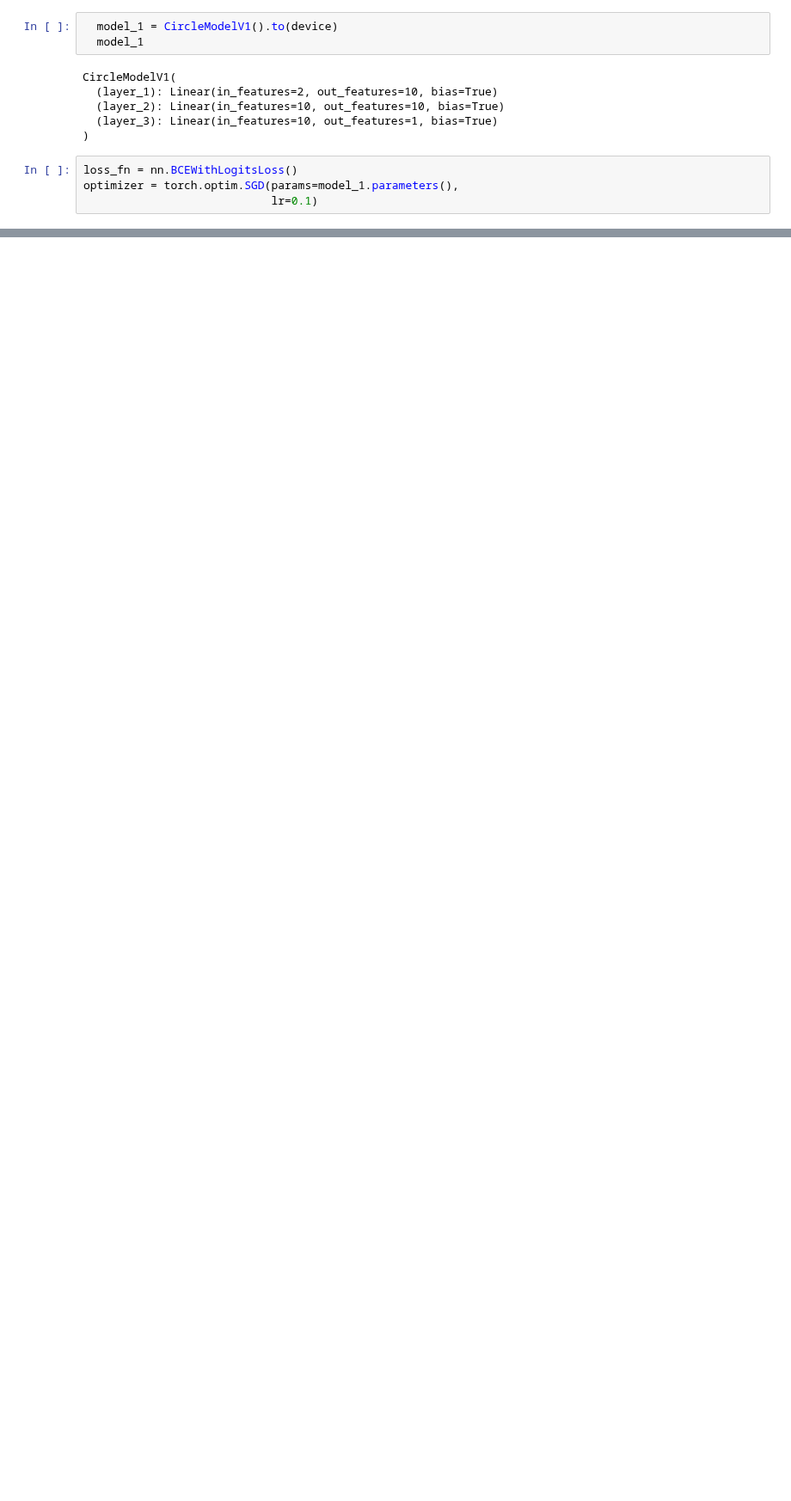
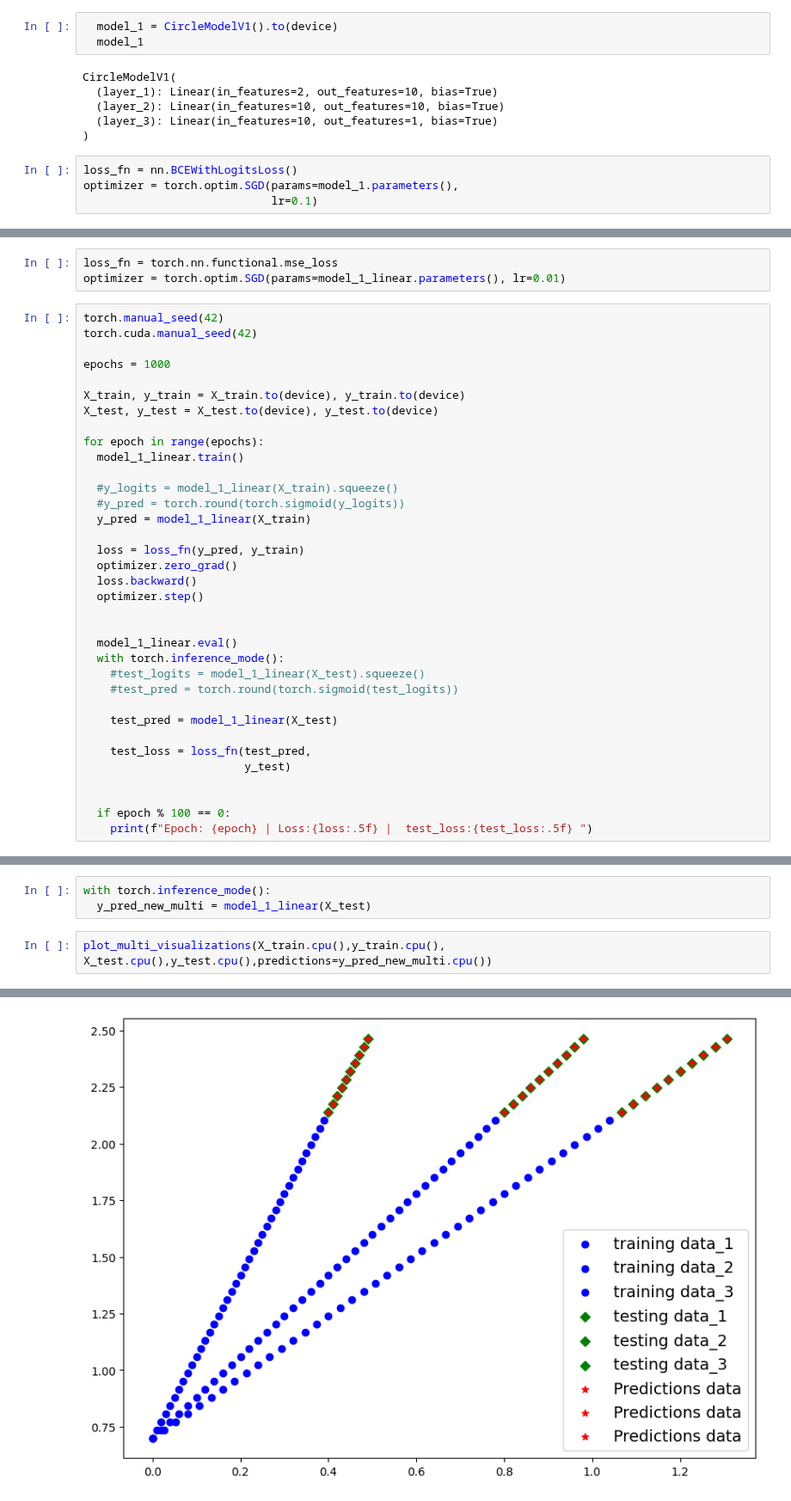
Before and after one commit to raviakasapu/DeepLearningPyTorch, a Jupyter notebook: 02_PyTorch_Classification_Neural_Networks.ipynb, the cells around one changed output, grey strips where cells are left out. Shown at 86% size. Cells and saved outputs as stored; diff of their text form; blank space fills up the shorter version.

```diff
--- a/02_PyTorch_Classification_Neural_Networks.ipynb
+++ b/02_PyTorch_Classification_Neural_Networks.ipynb
@@ -386,0 +474,38 @@ plot_decision_boundary(model_1,X_test,y_test)
+# %%
+loss_fn = torch.nn.functional.mse_loss
+optimizer = torch.optim.SGD(params=model_1_linear.parameters(), lr=0.01)
+# %%
+torch.manual_seed(42)
+torch.cuda.manual_seed(42)
+
+epochs = 1000
+
+X_train, y_train = X_train.to(device), y_train.to(device)
+X_test, y_test = X_test.to(device), y_test.to(device)
+
+for epoch in range(epochs):
+  model_1_linear.train()
+
+  #y_logits = model_1_linear(X_train).squeeze()
+  #y_pred = torch.round(torch.sigmoid(y_logits))
+  y_pred = model_1_linear(X_train)
+
+  loss = loss_fn(y_pred, y_train)
+  optimizer.zero_grad()
+  loss.backward()
+  optimizer.step()
+
+
+  model_1_linear.eval()
+  with torch.inference_mode():
+    #test_logits = model_1_linear(X_test).squeeze()
+    #test_pred = torch.round(torch.sigmoid(test_logits))
+
+    test_pred = model_1_linear(X_test)
+
+    test_loss = loss_fn(test_pred,
+                        y_test)
+
+
+  if epoch % 100 == 0:
+    print(f"Epoch: {epoch} | Loss:{loss:.5f} |  test_loss:{test_loss:.5f} ")
@@ -386,0 +523,6 @@ plot_decision_boundary(model_1,X_test,y_test)
+# %%
+with torch.inference_mode():
+  y_pred_new_multi = model_1_linear(X_test)
+# %%
+plot_multi_visualizations(X_train.cpu(),y_train.cpu(), X_test.cpu(),y_test.cpu(),predictions=y_pred_new_multi.cpu())
+# %% [output]
@@ -386,0 +530 @@ plot_decision_boundary(model_1,X_test,y_test)
+[figure, added]
```
Also changed, not shown: parts of 21 cells of this notebook.
